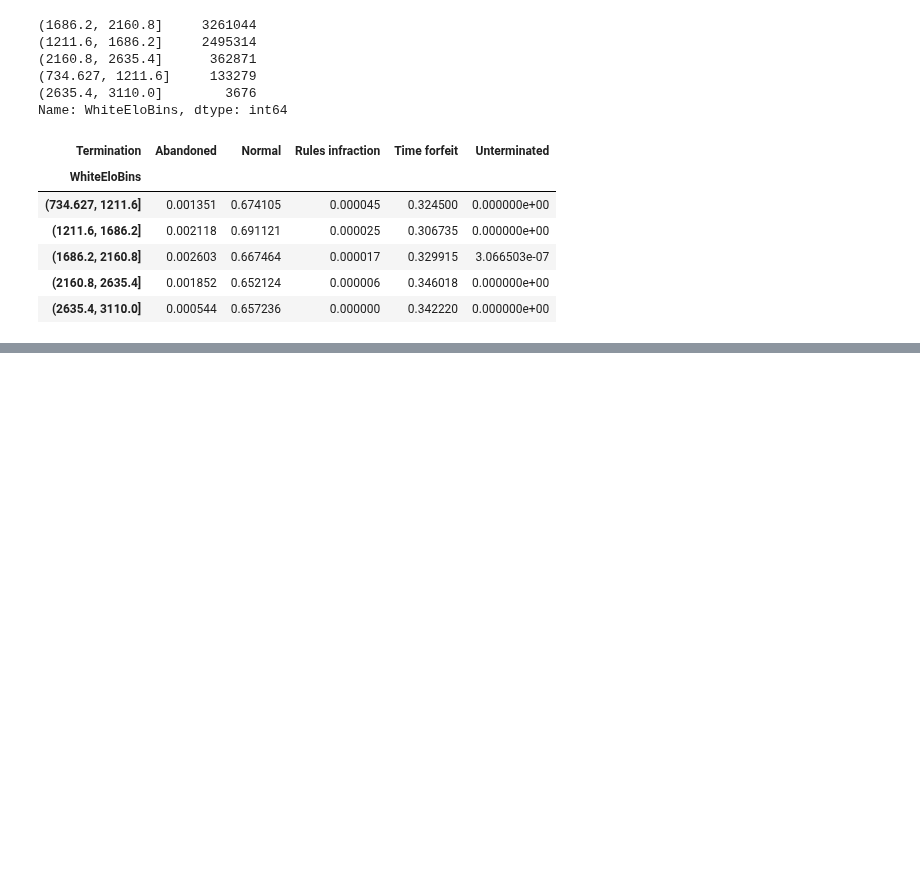
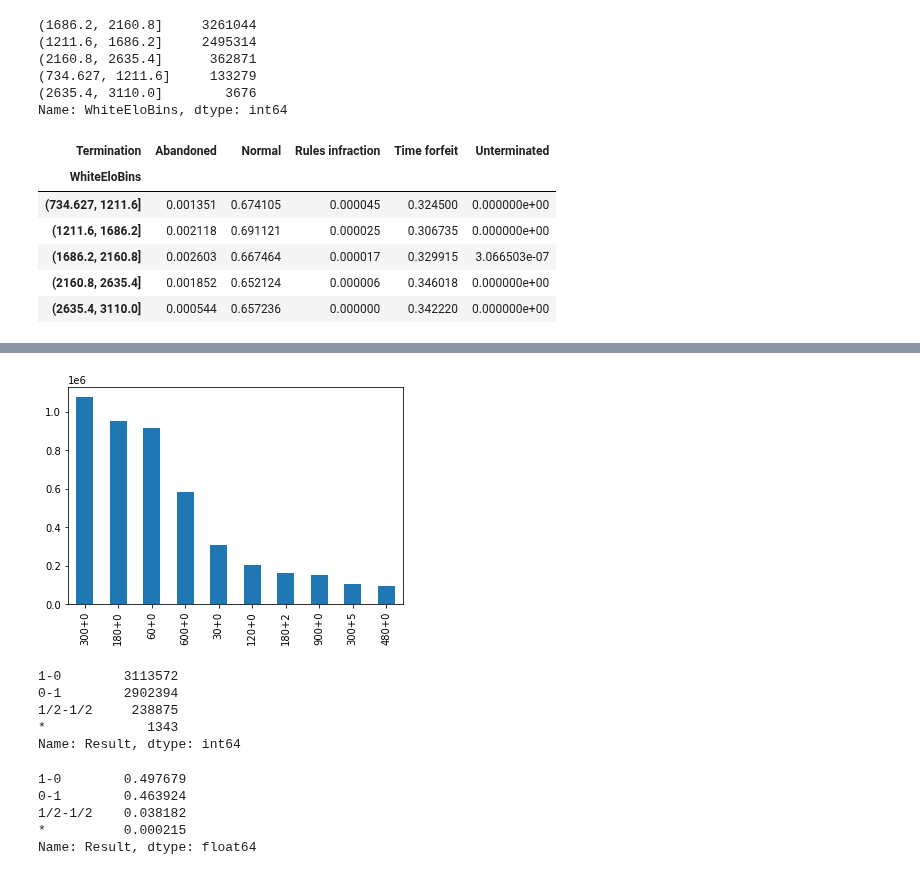
Before and after one commit to Starburned7/data-analytics-projects, a Jupyter notebook: chess_data_analysis.ipynb, the cells around one changed output, grey strips where cells are left out. Saved outputs shown, nothing was run; the diff lists cells and outputs as text; code cells hidden in the pictures; blank space fills up the shorter version.

```diff
--- a/chess_data_analysis.ipynb
+++ b/chess_data_analysis.ipynb
@@ -103,0 +144,20 @@ pd.crosstab(df["WhiteEloBins"], df["Termination"], normalize="index")
+# %%
+df["TimeControl"].value_counts().head(10).plot(kind="bar");
+# %% [output]
+[figure, added]
+# %%
+df["Result"].value_counts()
+# %% [output]
+1-0        3113572
+0-1        2902394
+1/2-1/2     238875
+*             1343
+Name: Result, dtype: int64
+# %%
+df["Result"].value_counts(normalize=True)
+# %% [output]
+1-0        0.497679
+0-1        0.463924
+1/2-1/2    0.038182
+*          0.000215
+Name: Result, dtype: float64
```
Also changed, not shown: parts of 17 cells of this notebook.
